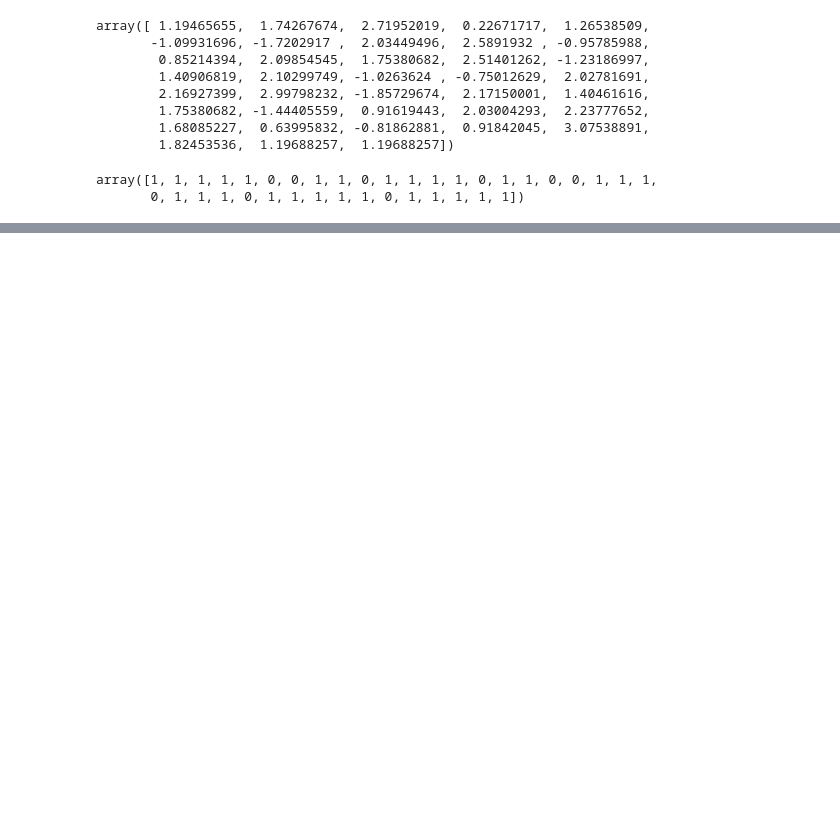
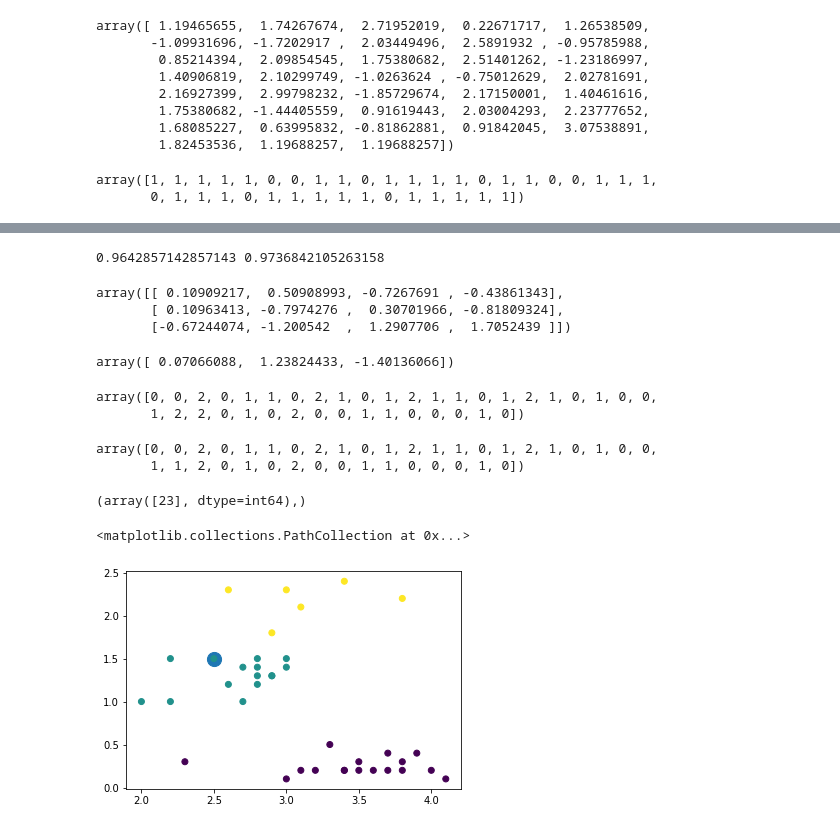
Before and after one commit to KangYunSU/KangYunsu, a Jupyter notebook: SVM_PDF.ipynb, the cells around one changed output, grey strips where cells are left out. Cells and saved outputs as stored; diff of their text form; code cells hidden in the pictures; blank space fills up the shorter version.

```diff
--- a/SVM_PDF.ipynb
+++ b/SVM_PDF.ipynb
@@ -210,0 +265,45 @@ array([1, 1, 1, 1, 1, 0, 0, 1, 1, 0, 1, 1, 1, 1, 0, 1, 1, 0, 0, 1, 1, 1,
+# %%
+X = iris.data
+y = iris.target
+
+X_train, X_test, y_train, y_test = train_test_split(X, y)
+model = LinearSVC(C = 1)
+model.fit(X_train, y_train)
+
+score1 = model.score(X_train, y_train)
+score2 = model.score(X_test, y_test)
+print(score1, score2)
+# %% [output]
+0.9642857142857143 0.9736842105263158
+# %%
+model.coef_
+# %% [output]
+array([[ 0.10909217,  0.50908993, -0.7267691 , -0.43861343],
+       [ 0.10963413, -0.7974276 ,  0.30701966, -0.81809324],
+       [-0.67244074, -1.200542  ,  1.2907706 ,  1.7052439 ]])
+# %%
+model.intercept_
+# %% [output]
+array([ 0.07066088,  1.23824433, -1.40136066])
+# %%
+pred_y = model.predict(X_test)
+pred_y
+# %% [output]
+array([0, 0, 2, 0, 1, 1, 0, 2, 1, 0, 1, 2, 1, 1, 0, 1, 2, 1, 0, 1, 0, 0,
+       1, 2, 2, 0, 1, 0, 2, 0, 0, 1, 1, 0, 0, 0, 1, 0])
+# %%
+y_test
+# %% [output]
+array([0, 0, 2, 0, 1, 1, 0, 2, 1, 0, 1, 2, 1, 1, 0, 1, 2, 1, 0, 1, 0, 0,
+       1, 1, 2, 0, 1, 0, 2, 0, 0, 1, 1, 0, 0, 0, 1, 0])
+# %%
+np.where(y_test != pred_y)
+# %% [output]
+(array([23], dtype=int64),)
+# %%
+plt.scatter(X_test[23, 1], X_test[23, 3], s = 200)
+
+plt.scatter(X_test[:, 1], X_test[:, 3], c = y_test)
+# %% [output]
+<matplotlib.collections.PathCollection at 0x...>
+[figure, added]
```
Also changed, not shown: parts of 13 cells of this notebook.
